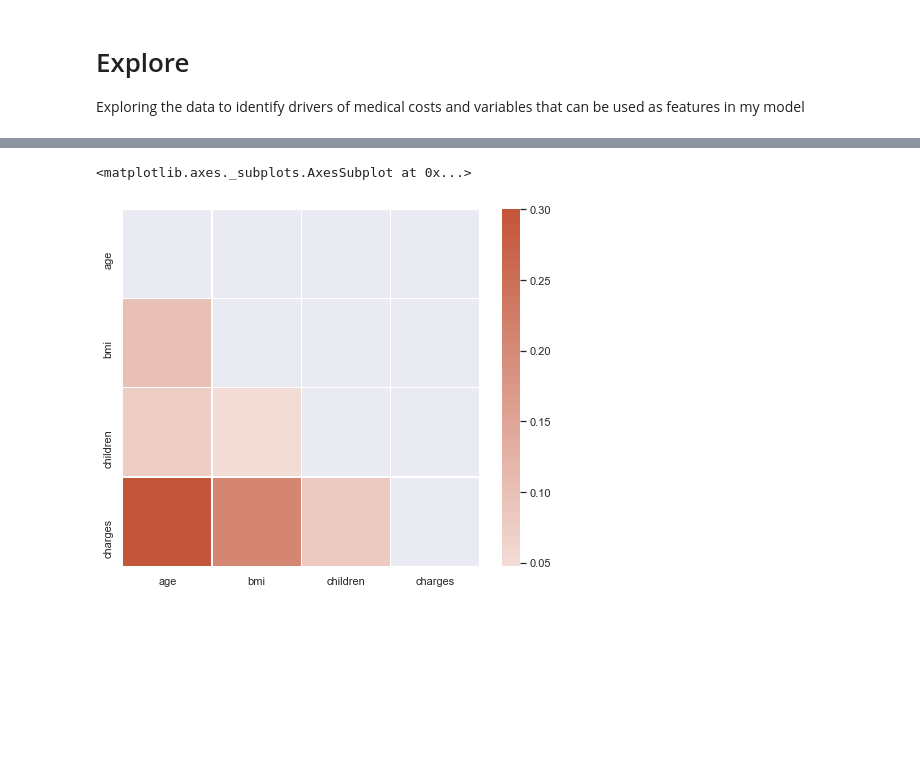
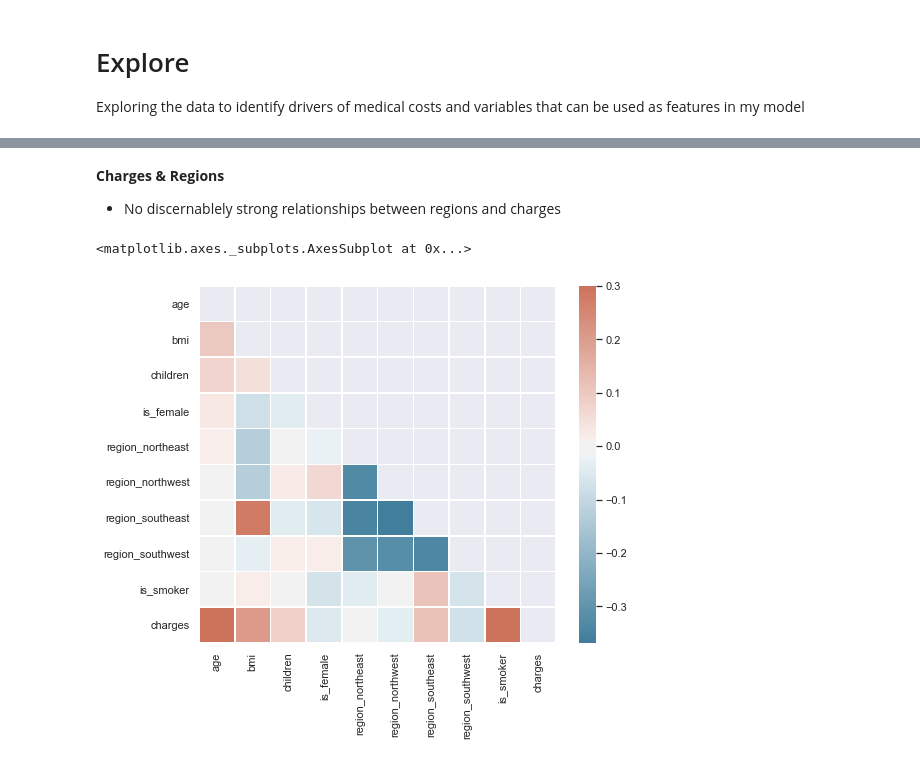
Before and after one commit to SamuelD-Data/medical_cost_project, a Jupyter notebook: medical_cost_notebook.ipynb, the cells around one changed output, grey strips where cells are left out. Saved outputs shown, nothing was run; the diff lists cells and outputs as text; code cells hidden in the pictures; blank space fills up the shorter version.

Commit message:
working through looping plot problem

```diff
--- a/medical_cost_notebook.ipynb
+++ b/medical_cost_notebook.ipynb
@@ -212,22 +227,25 @@ __Children vs Charges__
+# %% [markdown]
+__Charges & Regions__
+- No discernablely strong relationships between regions and charges
 # %%
 # setting figure size
 sns.set(rc={'figure.figsize':(8,8)})
 
 # specifying columns for heatmap
-heatmap_df = train[['age', 'bmi', 'children', 'charges']]
+heatmap_df = train[['age', 'bmi', 'children', 'is_female', 'region_northeast', 'region_northwest', 'region_southeast', 'region_southwest', 'is_smoker', 'charges']]
 
 # Compute the correlation matrix
 corr = heatmap_df.corr()
 
 # Generate a mask for the upper triangle
 mask = np.triu(np.ones_like(corr, dtype=bool))
 
 # Generate a custom diverging colormap
 cmap = sns.diverging_palette(230, 20, as_cmap=True)
 
 # Draw the heatmap with the mask and correct aspect ratio
 sns.heatmap(corr, mask = mask, cmap=cmap, vmax=.3, center=0,
             square = True, linewidths=.5, cbar_kws={"shrink": .82})
 # %% [output]
 <matplotlib.axes._subplots.AxesSubplot at 0x...>
-[figure, old version]
+[figure, new version]
```
Also changed, not shown: parts of 10 cells of this notebook.
